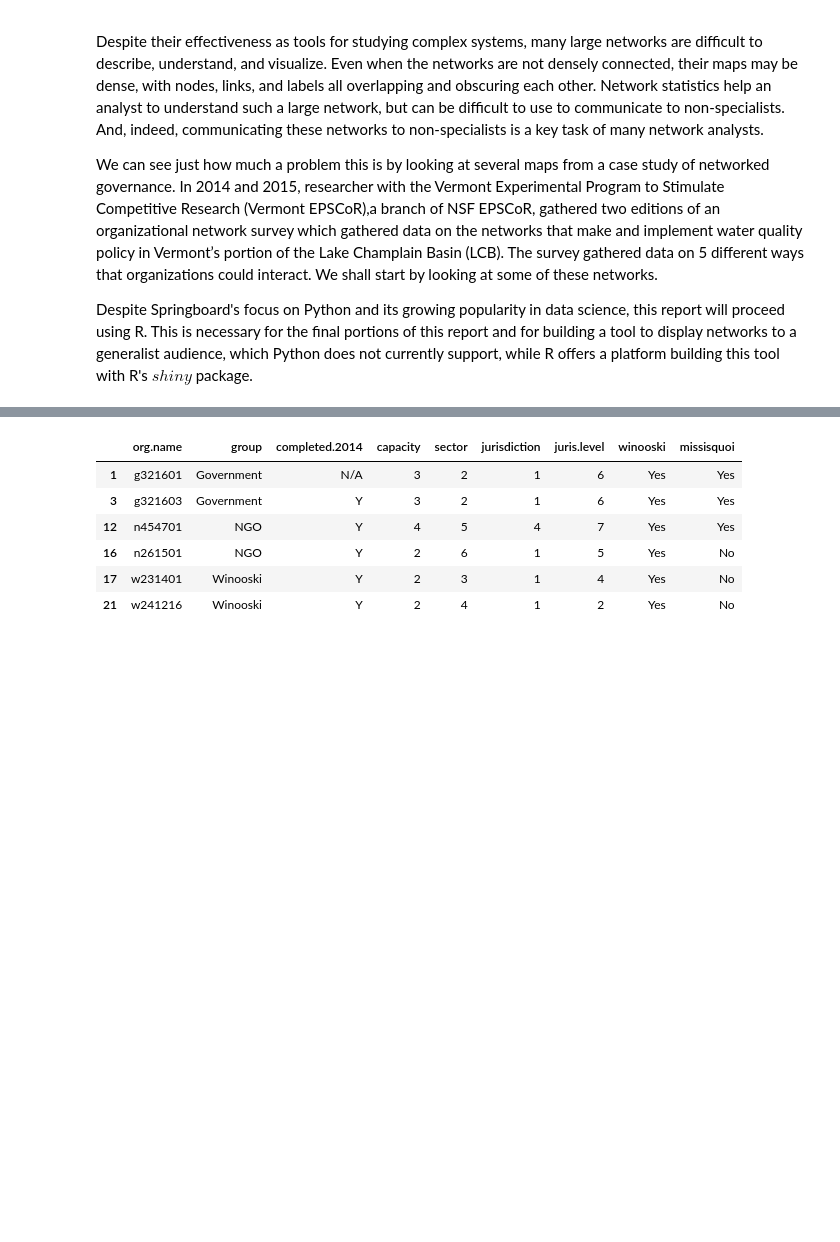
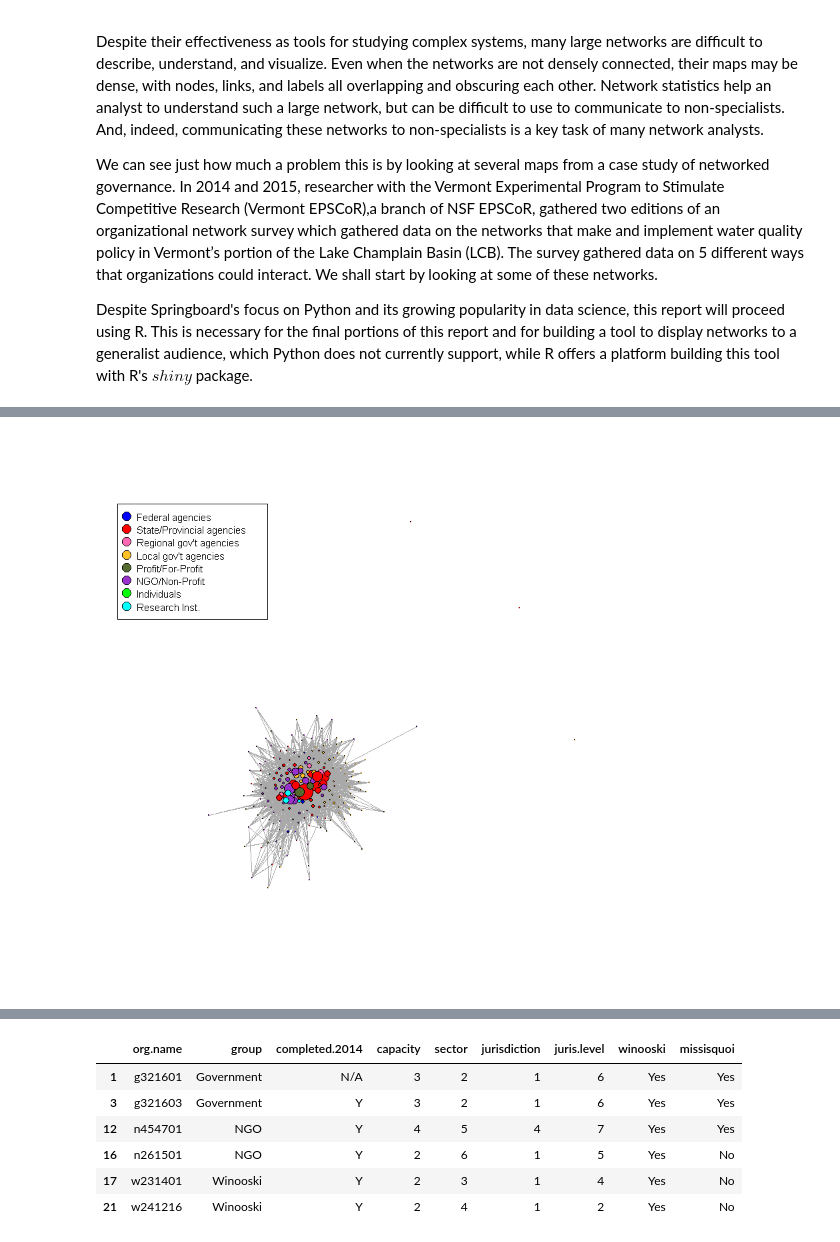
Before and after one commit to wmirecon/Visualizing_Gov_Nets, a Jupyter notebook: Capstone 1 - Visualizing Governance Networks Milestone Report.ipynb, the cells around one changed output, grey strips where cells are left out. Saved outputs shown, nothing was run; the diff lists cells and outputs as text; code cells hidden in the pictures; blank space fills up the shorter version.

```diff
--- a/Capstone 1 - Visualizing Governance Networks Milestone Report.ipynb
+++ b/Capstone 1 - Visualizing Governance Networks Milestone Report.ipynb
@@ -299,0 +282,14 @@ For demonstration purposes, we will look at a map of one of these: the EPA-initi
+# %%
+# render the network map
+plot(is.net,
+     vertex.label = NA)
+legend(x = -1.5,
+       y = 1.1,
+       legend = sector.labels[c(1:length(unique(V(is.net)$sector)))],
+       pt.bg = code.colors,
+       pch = 21,
+       pt.cex = 1.5,
+       cex = 0.75,
+       ncol = 1)
+# %% [output]
+[figure, added]
```
Also changed, not shown: parts of 45 cells of this notebook.
